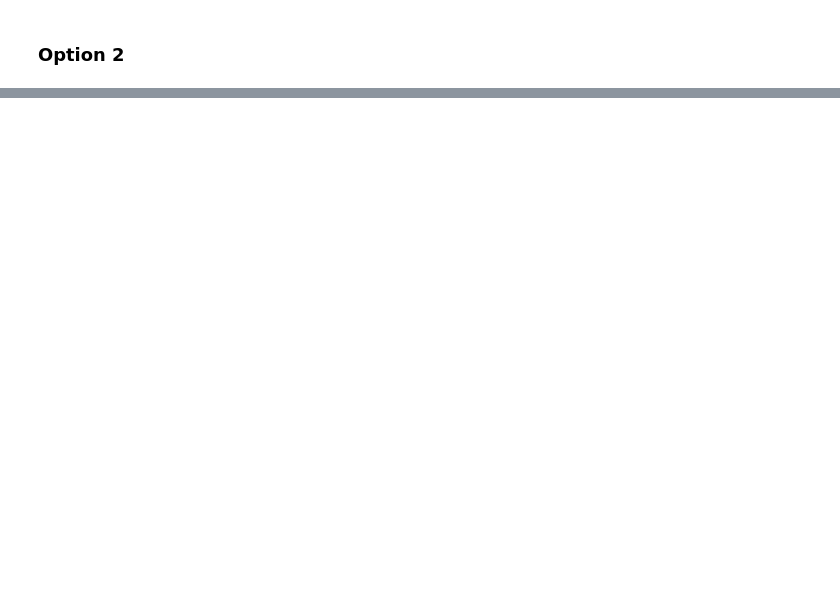
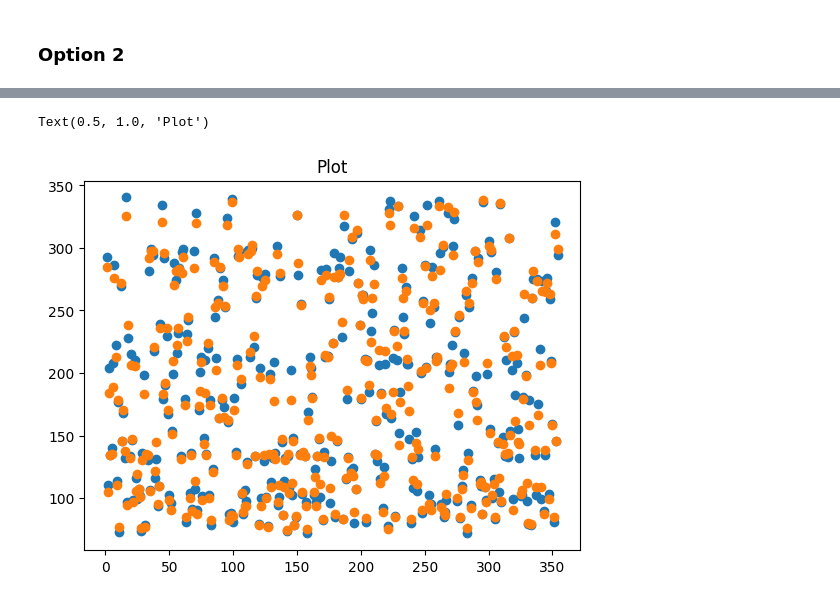
Before and after one commit to crushyz007/Machine-Learning-KMITL, a Jupyter notebook: Activity6.ipynb, the cells around one changed output, grey strips where cells are left out. Saved outputs shown, nothing was run; the diff lists cells and outputs as text; code cells hidden in the pictures; blank space fills up the shorter version.

```diff
--- a/Activity6.ipynb
+++ b/Activity6.ipynb
@@ -861,6 +983,9 @@ TypeError: string indices must be integers
 # %%
 svr = SVR(kernel = grid_result.best_params_['kernel'], degree = grid_result.best_params_['degree'], C = grid_result.best_params_['C'], epsilon = grid_result.best_params_['epsilon'], gamma = grid_result.best_params_['gamma'])
-svr_grid_pred = svr.fit(X_train_1, Y_train_1).predict(X_test_1)
-plt.scatter(range(1, np.count_nonzero(Y_test_1) + 1), Y_test_1)
+svr_grid_pred = svr.fit(X_train_2, Y_train_2).predict(X_test_2)
+plt.scatter(range(1, np.count_nonzero(Y_test_2) + 1), Y_test_2)
 plt.scatter(range(1, np.count_nonzero(svr_grid_pred) + 1), svr_grid_pred)
 plt.title(label = 'Plot')
+# %% [output]
+Text(0.5, 1.0, 'Plot')
+[figure, added]
```
Also changed, not shown: parts of 33 cells of this notebook.
